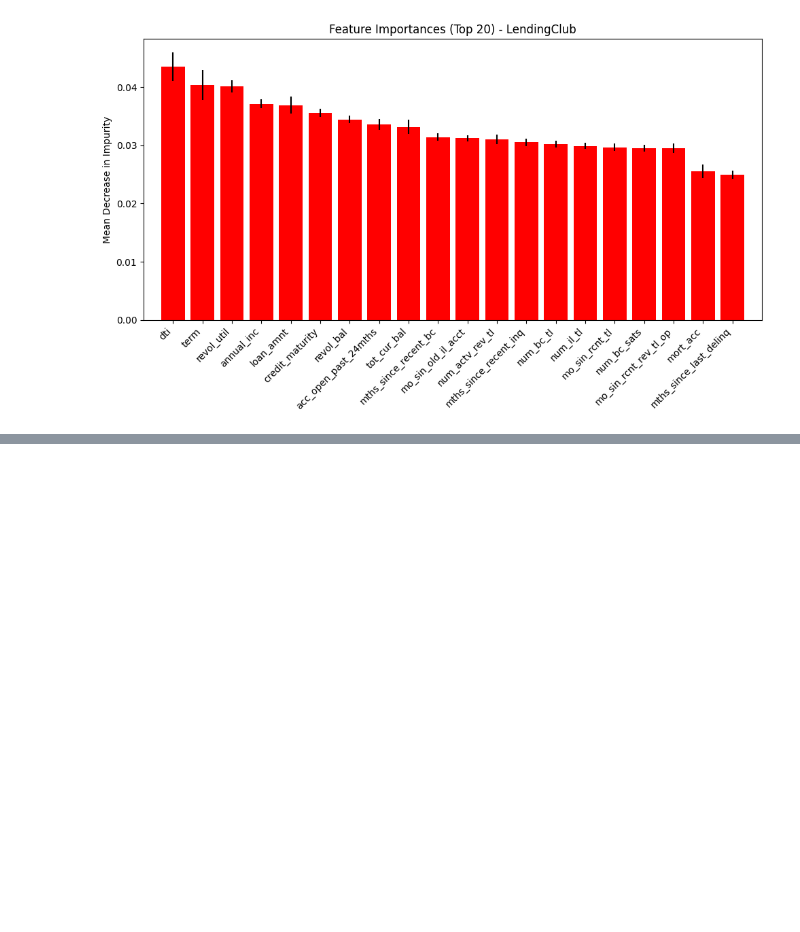
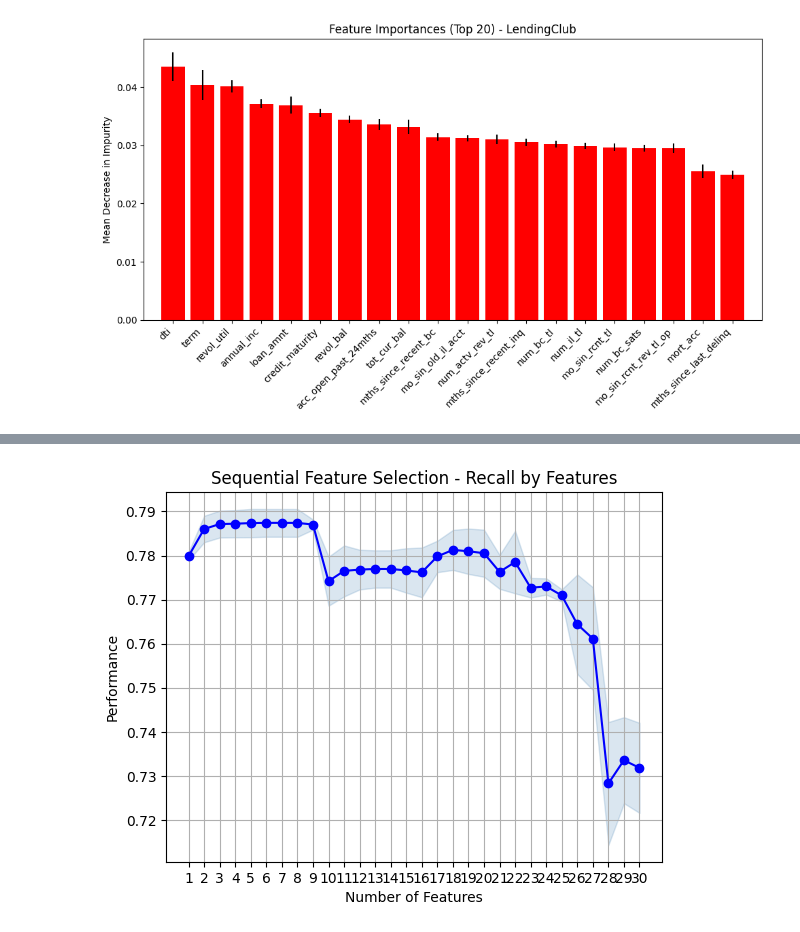
Before and after one commit to KonstantinosPapaandrea/EPL448TeamProject, a Jupyter notebook: CreaditScoreML.ipynb, the cells around one changed output, grey strips where cells are left out. Drawn from its saved outputs; the diff is of its cells as text; code cells hidden in the pictures; blank space fills up the shorter version.

```diff
--- a/CreaditScoreML.ipynb
+++ b/CreaditScoreML.ipynb
@@ -1131,0 +1066,31 @@ plt.tight_layout(); plt.show()
+# %%
+from sklearn.tree import DecisionTreeClassifier
+from mlxtend.feature_selection import SequentialFeatureSelector as SFS
+from mlxtend.plotting import plot_sequential_feature_selection as plot_sfs
+from sklearn.metrics import make_scorer, recall_score
+import matplotlib.pyplot as plt
+
+dt = DecisionTreeClassifier(max_depth=5, random_state=42)
+custom_recall = make_scorer(recall_score, average='binary')
+
+sfs_all = SFS(
+    estimator=dt,
+    k_features=(1, 30),
+    forward=True,
+    floating=False,
+    scoring=custom_recall,
+    cv=3,
+    n_jobs=1,
+    verbose=2
+)
+
+sfs_all = sfs_all.fit(
+    X_train_tree.select_dtypes(exclude="bool").drop(columns="emp_length"),
+    Y_train_encoded
+)
+
+# Results
+print(f"Optimal number of features: {len(sfs_all.k_feature_idx_)}")
+print(f"Best features: {list(sfs_all.k_feature_names_)}")
+
+#Best features: ['verification_status', 'collections_12_mths_ex_med', 'open_acc_6m', 'chargeoff_within_12_mths', 'delinq_amnt', 'tax_liens']
@@ -1131,0 +1120,8 @@ plt.tight_layout(); plt.show()
+# %%
+# Plot the full curve
+fig = plot_sfs(sfs_all.get_metric_dict(), kind='std_dev')
+plt.title('Sequential Feature Selection - Recall by Features')
+plt.grid(True)
+plt.show()
+# %% [output]
+[figure, added]
```
Also changed, not shown: parts of 24 cells of this notebook.
